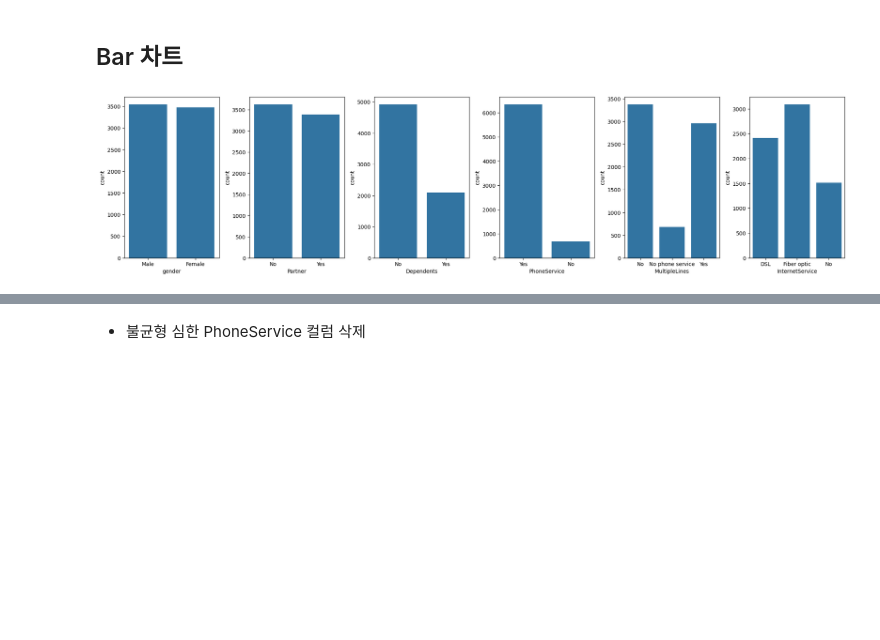
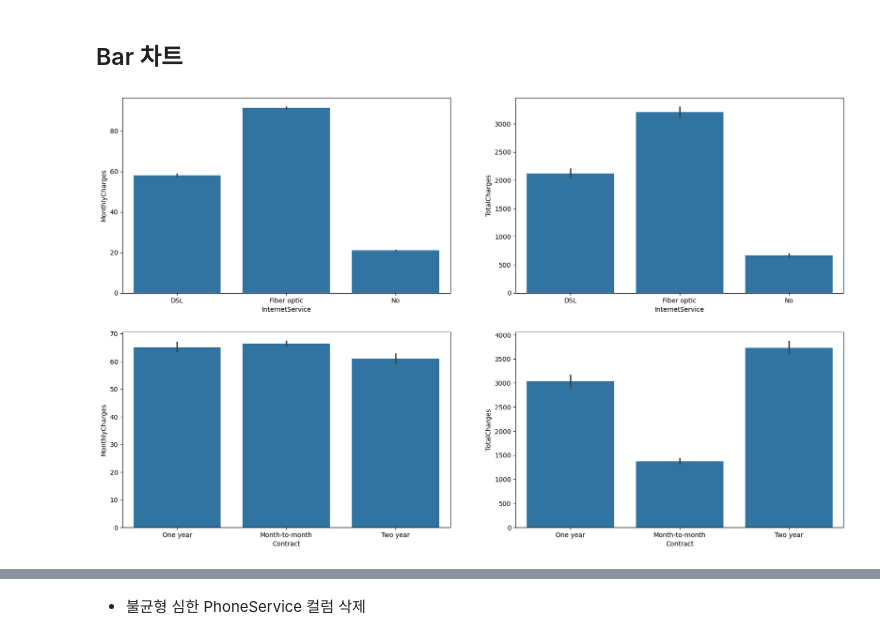
Before and after one commit to hoonzzang617/MultiCampus_DA, a Jupyter notebook: 25_파이썬데이터분석_실습_통신사고객이탈.ipynb, the cells around one changed output, grey strips where cells are left out. Cells and saved outputs as stored; diff of their text form; code cells hidden in the pictures; blank space fills up the shorter version.

```diff
--- a/25_파이썬데이터분석_실습_통신사고객이탈.ipynb
+++ b/25_파이썬데이터분석_실습_통신사고객이탈.ipynb
@@ -328,16 +328,12 @@ import matplotlib.pyplot as plt
 import seaborn as sns
 # %% [markdown]
 ## Bar 차트
-# %%
-bar, ax = plt.subplots(1,6, figsize=(20, 5))
-# sns.barplot(data=df_cleaned[['gender', 'Partner', 'Dependents','PhoneService','MultipleLines','InternetService']])
-sns.countplot(data=df_cleaned, x='gender', ax=ax[0])
-sns.countplot(data=df_cleaned, x='Partner', ax=ax[1])
-sns.countplot(data=df_cleaned, x='Dependents', ax=ax[2])
-sns.countplot(data=df_cleaned, x='PhoneService', ax=ax[3])
-sns.countplot(data=df_cleaned, x='MultipleLines', ax=ax[4])
-sns.countplot(data=df_cleaned, x='InternetService', ax=ax[5])
-bar.set_tight_layout(True)
-plt.show()
-# %% [output]
-[figure, removed]
+# %%
+bar, ax = plt.subplots(2, 2, figsize=(20, 12))
+sns.barplot(data=df_cleaned, x='InternetService', y='MonthlyCharges', estimator=np.mean, ax=ax[0,0])
+sns.barplot(data=df_cleaned, x='InternetService', y='TotalCharges', estimator=np.mean, ax=ax[0,1])
+sns.barplot(data=df_cleaned, x='Contract', y='MonthlyCharges', estimator=np.mean, ax=ax[1,0])
+sns.barplot(data=df_cleaned, x='Contract', y='TotalCharges', estimator=np.mean, ax=ax[1,1])
+plt.show()
+# %% [output]
+[figure, added]
```
Also changed, not shown: parts of 5 cells of this notebook.
